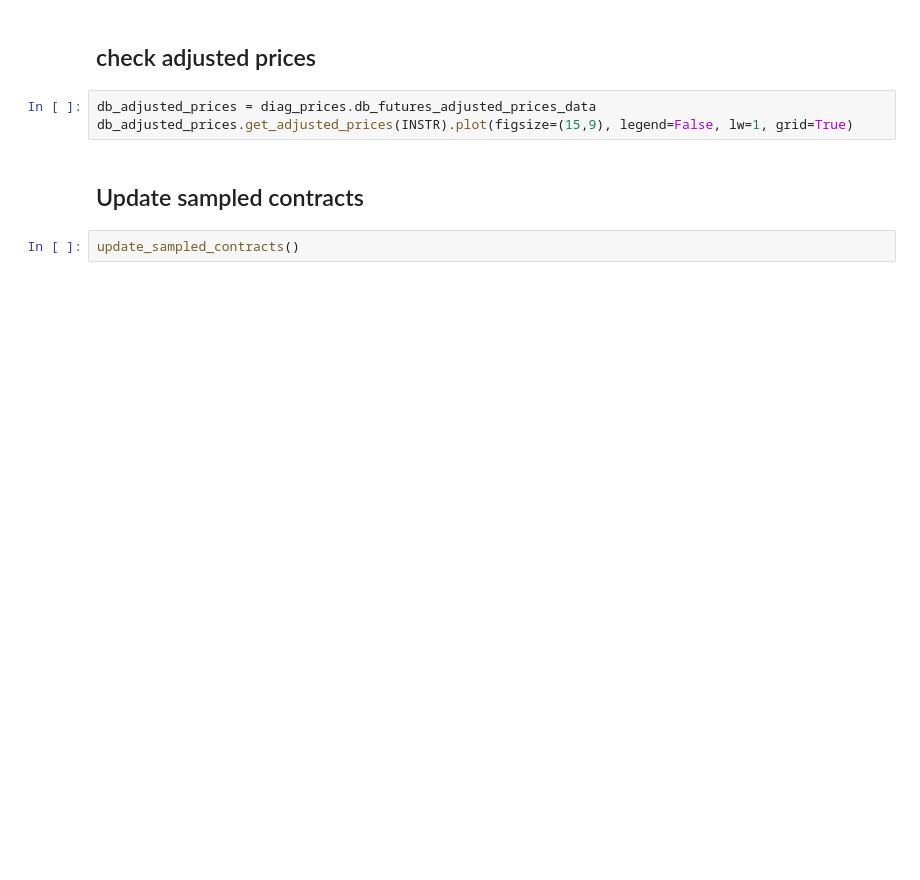
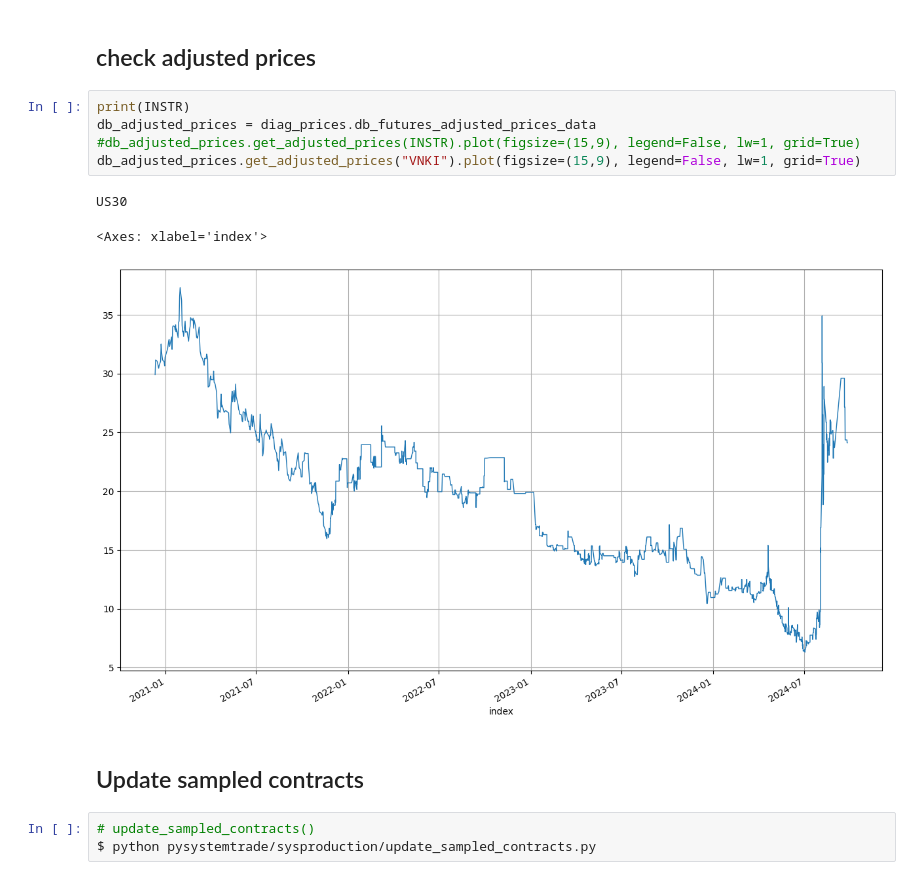
Before and after one commit to j1404/pysystemtrade, a Jupyter notebook: examples/notebooks/importing.ipynb, the cells around one changed output. Cells and saved outputs as stored; diff of their text form; blank space fills up the shorter version.

```diff
--- a/examples/notebooks/importing.ipynb
+++ b/examples/notebooks/importing.ipynb
@@ -128,9 +408,16 @@ process_adjusted_prices_single_instrument(INSTR, ADD_TO_CSV=True)
 # %% [markdown]
 ## check adjusted prices
 # %%
+print(INSTR)
 db_adjusted_prices = diag_prices.db_futures_adjusted_prices_data
-db_adjusted_prices.get_adjusted_prices(INSTR).plot(figsize=(15,9), legend=False, lw=1, grid=True)
+#db_adjusted_prices.get_adjusted_prices(INSTR).plot(figsize=(15,9), legend=False, lw=1, grid=True)
+db_adjusted_prices.get_adjusted_prices("VNKI").plot(figsize=(15,9), legend=False, lw=1, grid=True)
+# %% [output]
+US30
+<Axes: xlabel='index'>
+[figure, added]
 # %% [markdown]
 ## Update sampled contracts
 # %%
-update_sampled_contracts()
+# update_sampled_contracts()
+$ python pysystemtrade/sysproduction/update_sampled_contracts.py
```
Also changed, not shown: parts of 22 cells of this notebook.
